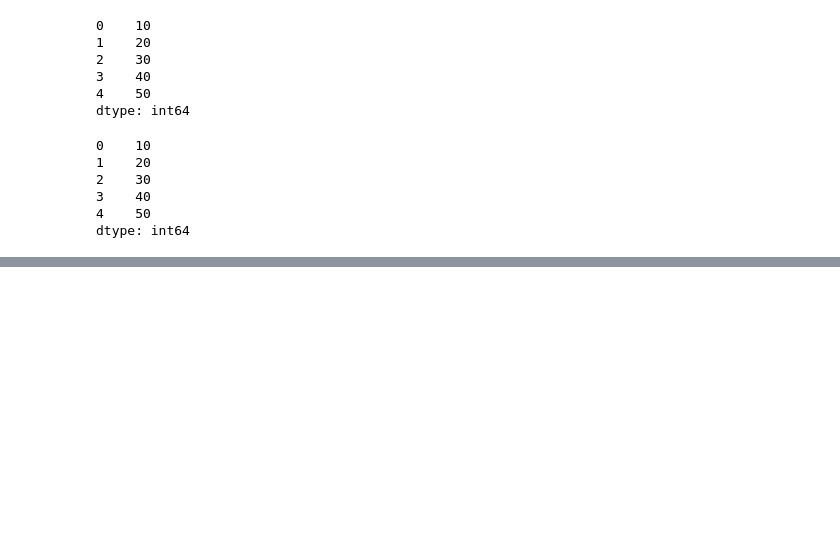
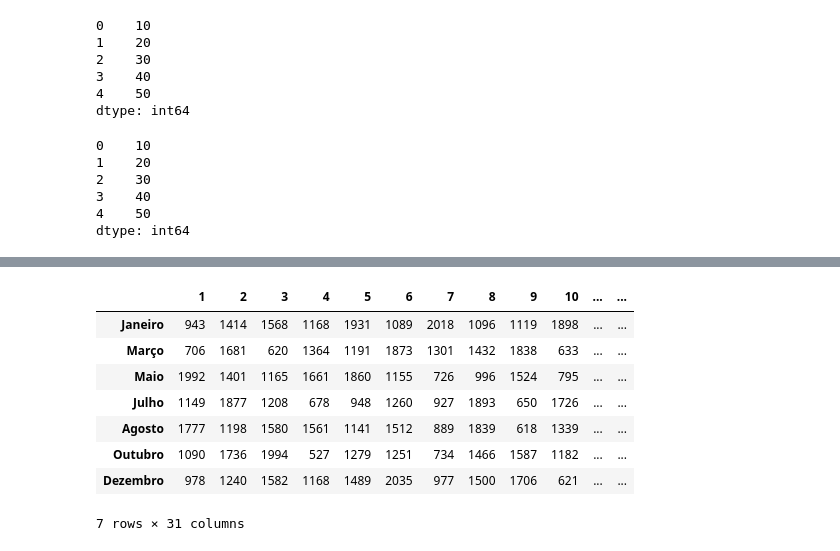
Before and after one commit to luhcrodrigues/Estudos_Python, a Jupyter notebook: Pandas.ipynb, the cells around one changed output, grey strips where cells are left out. Saved outputs shown, nothing was run; the diff lists cells and outputs as text; code cells hidden in the pictures; blank space fills up the shorter version.

```diff
--- a/Pandas.ipynb
+++ b/Pandas.ipynb
@@ -60,0 +194,4 @@ dtype: int64
+# %%
+indices=['Janeiro','Março','Maio','Julho','Agosto','Outubro','Dezembro']
+# %%
+colunas=np.arange(1,32)
@@ -60,0 +203,2 @@ dtype: int64
+# %%
+dados=np.random.randint(492,2050,size=(7,31))
@@ -60,0 +225,14 @@ dtype: int64
+# %%
+df4=pd.DataFrame(data=dados,index= indices,columns=colunas)
+# %%
+df4
+# %% [output]
+|  | 1 | 2 | 3 | 4 | 5 | 6 | 7 | 8 | 9 | 10 | ... | ... |
+| Janeiro | 943 | 1414 | 1568 | 1168 | 1931 | 1089 | 2018 | 1096 | 1119 | 1898 | ... | ... |
+| Março | 706 | 1681 | 620 | 1364 | 1191 | 1873 | 1301 | 1432 | 1838 | 633 | ... | ... |
+| Maio | 1992 | 1401 | 1165 | 1661 | 1860 | 1155 | 726 | 996 | 1524 | 795 | ... | ... |
+| Julho | 1149 | 1877 | 1208 | 678 | 948 | 1260 | 927 | 1893 | 650 | 1726 | ... | ... |
+| Agosto | 1777 | 1198 | 1580 | 1561 | 1141 | 1512 | 889 | 1839 | 618 | 1339 | ... | ... |
+| Outubro | 1090 | 1736 | 1994 | 527 | 1279 | 1251 | 734 | 1466 | 1587 | 1182 | ... | ... |
+| Dezembro | 978 | 1240 | 1582 | 1168 | 1489 | 2035 | 977 | 1500 | 1706 | 621 | ... | ... |
+7 rows × 31 columns
```
Also changed, not shown: parts of 59 cells of this notebook.
